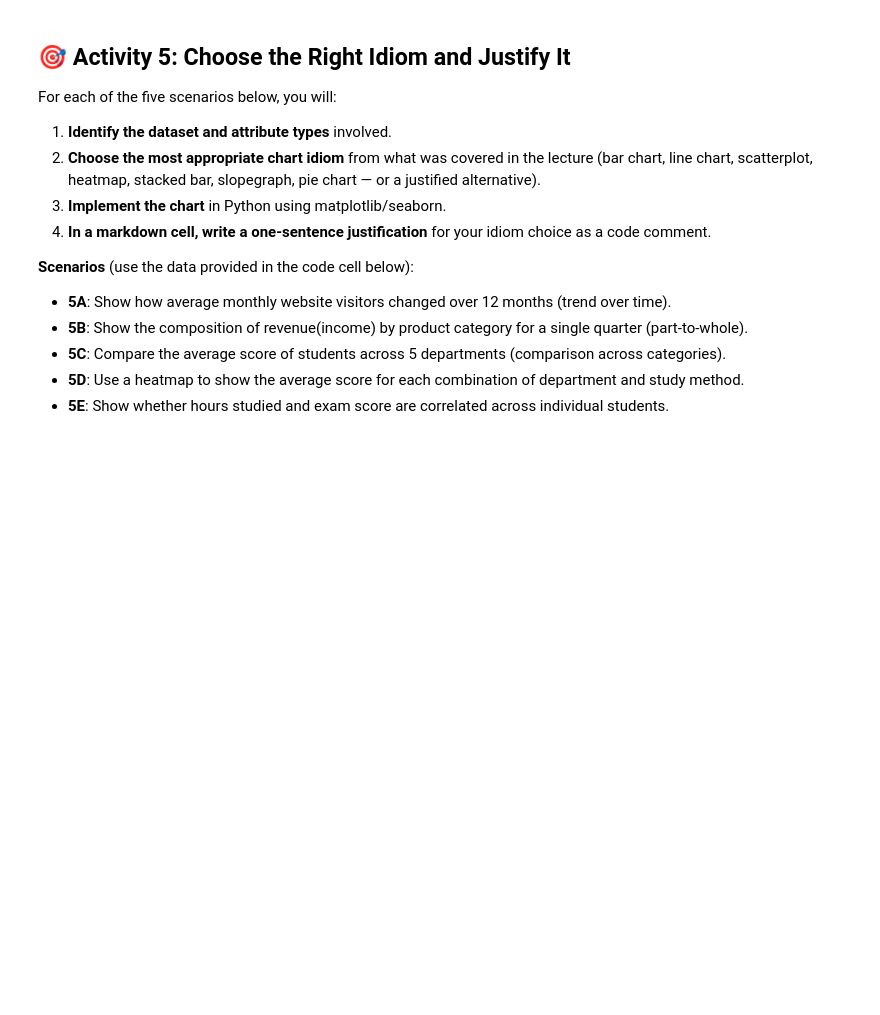
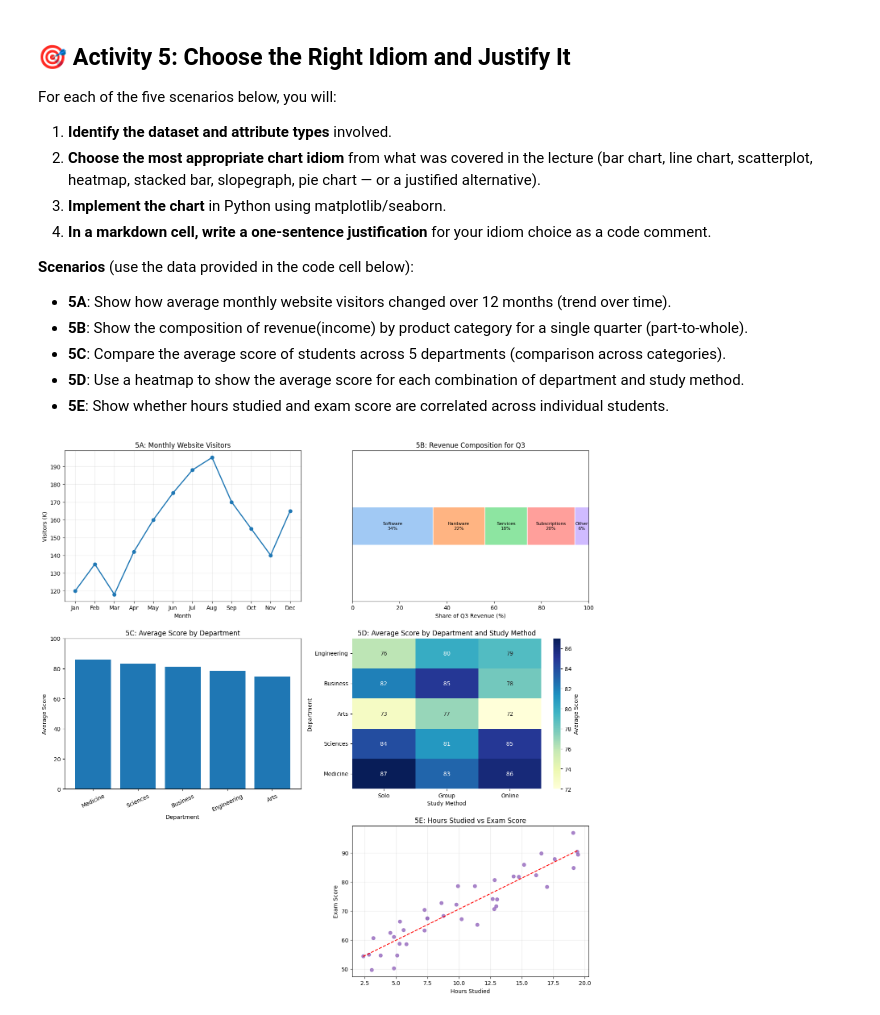
Before and after one commit to NicoCarrion02/data_visualization_6011, a Jupyter notebook: lab1/lab1.ipynb, the cells around one changed output. Saved outputs shown, nothing was run; the diff lists cells and outputs as text; code cells hidden in the pictures; blank space fills up the shorter version.

Commit message:
Complete Activity 5: idiom selection, implementation, and interpretation for 5A-5E

```diff
--- a/lab1/lab1.ipynb
+++ b/lab1/lab1.ipynb
@@ -828,31 +828,91 @@ For each of the five scenarios below, you will:
 # 5A: Monthly web visitors (ordered key: month; quantitative value: visitors)
 months_web = ["Jan","Feb","Mar","Apr","May","Jun","Jul","Aug","Sep","Oct","Nov","Dec"]
 visitors_K = [120, 135, 118, 142, 160, 175, 188, 195, 170, 155, 140, 165]
 
 # 5B: Revenue by category for Q3 (categorical key; quantitative value: proportion)
 categories_rev = ["Software", "Hardware", "Services", "Subscriptions", "Other"]
 revenue_pct    = [34, 22, 18, 20, 6]   # percentages summing to 100
 
 # 5C: Average exam score by department (categorical key; quantitative value: avg score)
 departments   = ["Engineering", "Business", "Arts", "Sciences", "Medicine"]
 avg_scores    = [78.4, 81.2, 74.6, 83.1, 85.7]
 
 # 5D: Average score by department × study method (2 categorical keys; 1 quantitative value)
 study_methods = ["Solo", "Group", "Online"]
 score_matrix  = {
     "Engineering": [76, 80, 79],
     "Business":    [82, 85, 78],
     "Arts":        [73, 77, 72],
     "Sciences":    [84, 81, 85],
     "Medicine":    [87, 83, 86],
 }
 df_matrix = pd.DataFrame(score_matrix, index=study_methods)
 
 # 5E: Individual students — hours studied vs exam score (2 quantitative attributes)
 np.random.seed(42)
 n_students = 40
 hours  = np.random.uniform(2, 20, n_students)
 scores = 50 + 2.1 * hours + np.random.normal(0, 5, n_students)   # linear trend + noise
 
 # ── Your charts for 5A through 5E go here ──
+fig, axes = plt.subplots(3, 2, figsize=(14, 14))
+
+# 5A — Dataset: table | keys: 1 ordered (month) | values: 1 quantitative (visitors_K)
+# Trend over time uses an ordered x-axis, so a line chart is most appropriate.
+axes[0, 0].plot(months_web, visitors_K, marker='o', linewidth=2, color='tab:blue')
+axes[0, 0].set_title('5A: Monthly Website Visitors')
+axes[0, 0].set_xlabel('Month')
+axes[0, 0].set_ylabel('Visitors (K)')
+axes[0, 0].grid(alpha=0.3)
+
+# 5B — Dataset: table | keys: 1 categorical (category) | values: 1 quantitative (% of whole, sums to 100)
+# Part-to-whole composition for a single quarter. Using a 100%-stacked bar instead of a pie chart: position/length (this idiom) is read far more accurately than angle (a pie chart's channel).
+left = 0
+colors_5b = sns.color_palette('pastel', len(categories_rev))
+for cat, pct, col in zip(categories_rev, revenue_pct, colors_5b):
+    axes[0, 1].barh(0, pct, left=left, color=col, edgecolor='white', height=0.5)
+    axes[0, 1].text(left + pct / 2, 0, f'{cat}\n{pct}%', ha='center', va='center', fontsize=8)
+    left += pct
+axes[0, 1].set_xlim(0, 100)
+axes[0, 1].set_ylim(-1, 1)
+axes[0, 1].set_yticks([])
+axes[0, 1].set_xlabel('Share of Q3 Revenue (%)')
+axes[0, 1].set_title('5B: Revenue Composition for Q3')
+
+# 5C — Dataset: table | keys: 1 categorical (department) | values: 1 quantitative (avg_scores)
+# Compare values across categories with a bar chart, sorted so rank is immediately visible.
+# One flat color: the x-axis position/label already identifies each category, so varying hue per bar wouldn't encode any extra attribute — it would just be decoration.
+dept_sorted = sorted(zip(departments, avg_scores), key=lambda t: t[1], reverse=True)
+dept_names_sorted, dept_scores_sorted = zip(*dept_sorted)
+axes[1, 0].bar(dept_names_sorted, dept_scores_sorted, color='tab:blue')
+axes[1, 0].set_title('5C: Average Score by Department')
+axes[1, 0].set_xlabel('Department')
+axes[1, 0].set_ylabel('Average Score')
+axes[1, 0].set_ylim(0, 100)
+axes[1, 0].tick_params(axis='x', rotation=25)
+
+# 5D — Dataset: table (matrix) | keys: 2 categorical (department, study method) | values: 1 quantitative (avg score)
+# A heatmap is ideal for showing the interaction of two categorical keys with a quantitative value.
+sns.heatmap(df_matrix.T, annot=True, fmt='d', cmap='YlGnBu', ax=axes[1, 1], cbar_kws={'label': 'Average Score'})
+axes[1, 1].set_title('5D: Average Score by Department and Study Method')
+axes[1, 1].set_xlabel('Study Method')
+axes[1, 1].set_ylabel('Department')
+
+# 5E — Dataset: table (individual students) | keys: 0 | values: 2 quantitative (hours, scores)
+# A scatterplot reveals the correlation between two quantitative variables, hours studied and exam score.
+axes[2, 1].scatter(hours, scores, alpha=0.8, color='tab:purple')
+coeffs = np.polyfit(hours, scores, 1)
+trend_x = np.linspace(hours.min(), hours.max(), 100)
+axes[2, 1].plot(trend_x, np.polyval(coeffs, trend_x), color='red', linestyle='--')
+axes[2, 1].set_title('5E: Hours Studied vs Exam Score')
+axes[2, 1].set_xlabel('Hours Studied')
+axes[2, 1].set_ylabel('Exam Score')
+axes[2, 1].grid(alpha=0.3)
+
+axes[2, 0].axis('off')
+
+plt.tight_layout()
+plt.show()
+# %% [output]
+[figure, added]
 # %% [markdown]
```
Also changed, not shown: parts of 1 cell of this notebook, 1 other file.
